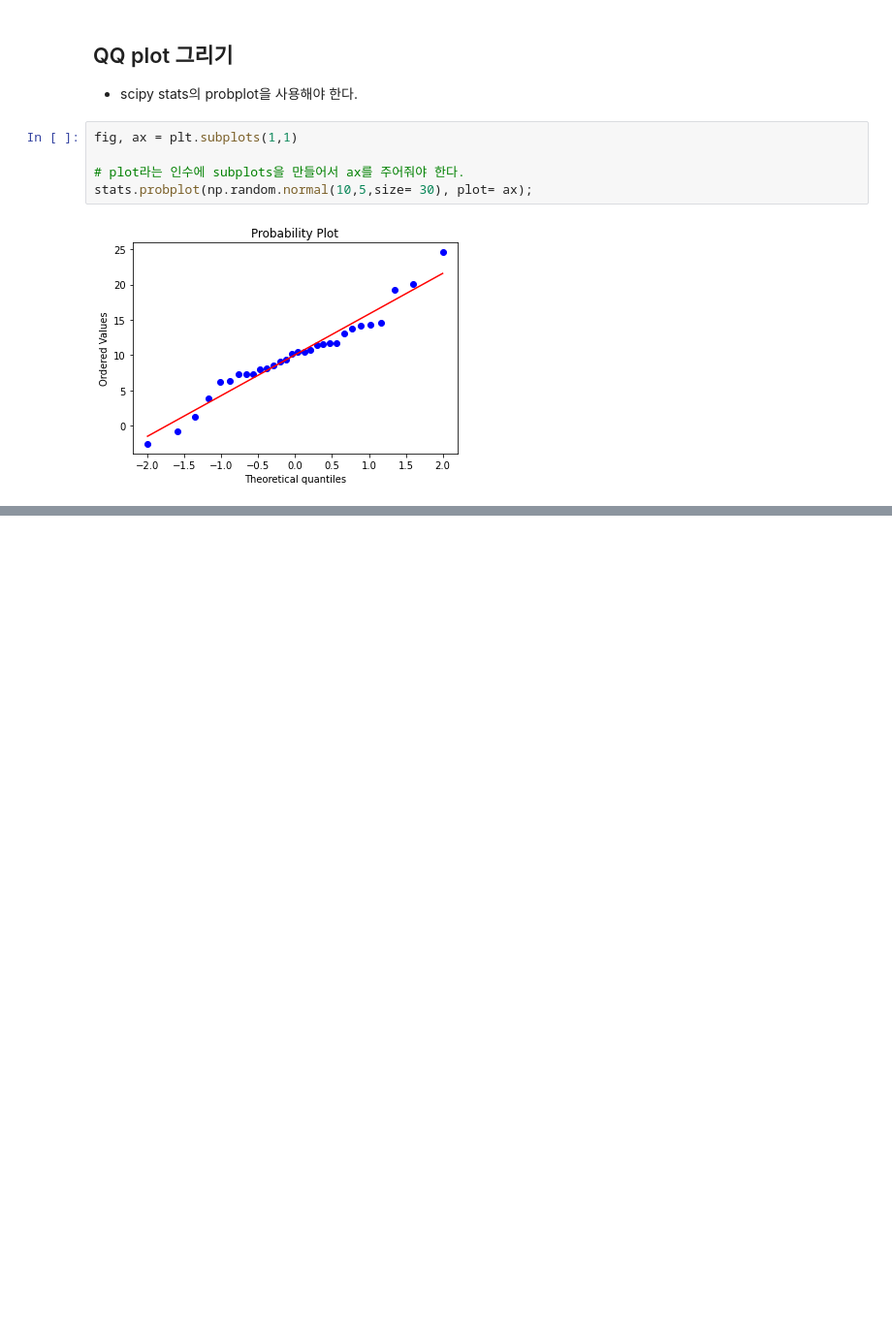
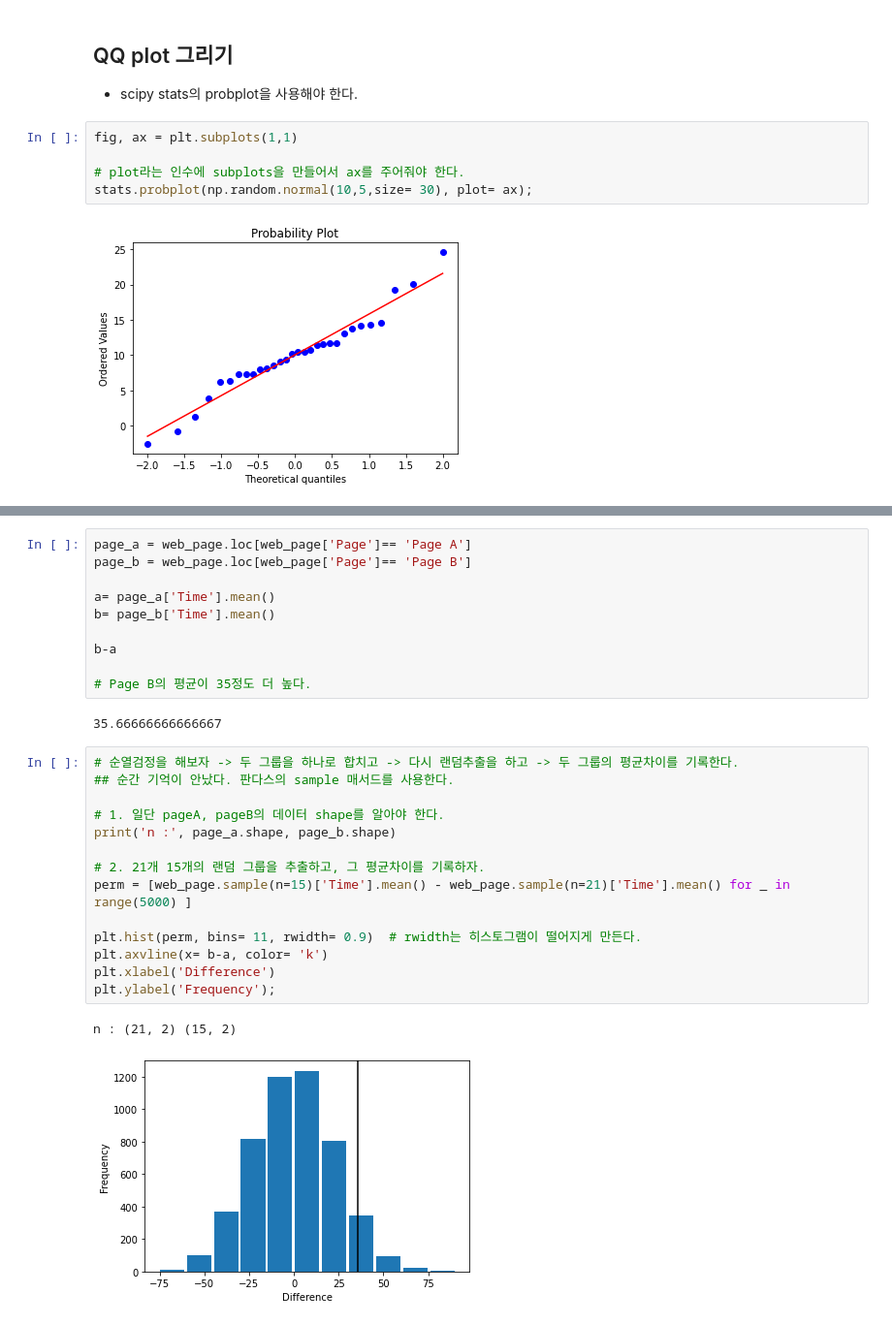
Before and after one commit to Je-Hyeon/My_Study_Materials2021, a Jupyter notebook: Practical_stat_datascientist.ipynb, the cells around one changed output, grey strips where cells are left out. Shown: that part at 97% size. Saved outputs shown, nothing was run; the diff lists cells and outputs as text; blank space fills up the shorter version.

```diff
--- a/Practical_stat_datascientist.ipynb
+++ b/Practical_stat_datascientist.ipynb
@@ -483,0 +543,29 @@ stats.probplot(np.random.normal(10,5,size= 30), plot= ax);
+# %%
+page_a = web_page.loc[web_page['Page']== 'Page A']
+page_b = web_page.loc[web_page['Page']== 'Page B']
+
+a= page_a['Time'].mean()
+b= page_b['Time'].mean()
+
+b-a
+
+# Page B의 평균이 35정도 더 높다.
+# %% [output]
+35.66666666666667
+# %%
+# 순열검정을 해보자 -> 두 그룹을 하나로 합치고 -> 다시 랜덤추출을 하고 -> 두 그룹의 평균차이를 기록한다.
+## 순간 기억이 안났다. 판다스의 sample 매서드를 사용한다.
+
+# 1. 일단 pageA, pageB의 데이터 shape를 알아야 한다.
+print('n :', page_a.shape, page_b.shape)
+
+# 2. 21개 15개의 랜덤 그룹을 추출하고, 그 평균차이를 기록하자.
+perm = [web_page.sample(n=15)['Time'].mean() - web_page.sample(n=21)['Time'].mean() for _ in range(5000) ]
+
+plt.hist(perm, bins= 11, rwidth= 0.9)  # rwidth는 히스토그램이 떨어지게 만든다.
+plt.axvline(x= b-a, color= 'k')
+plt.xlabel('Difference')
+plt.ylabel('Frequency');
+# %% [output]
+n : (21, 2) (15, 2)
+[figure, added]
```
Also changed, not shown: parts of 11 cells of this notebook.
